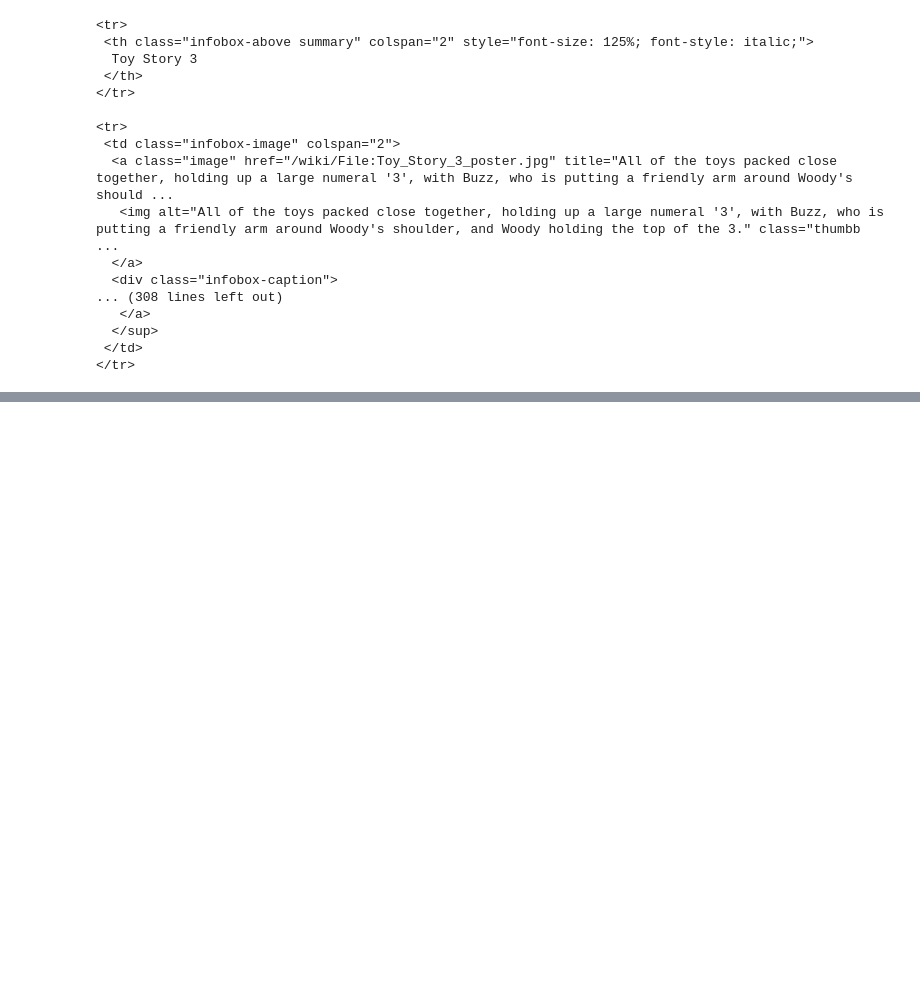
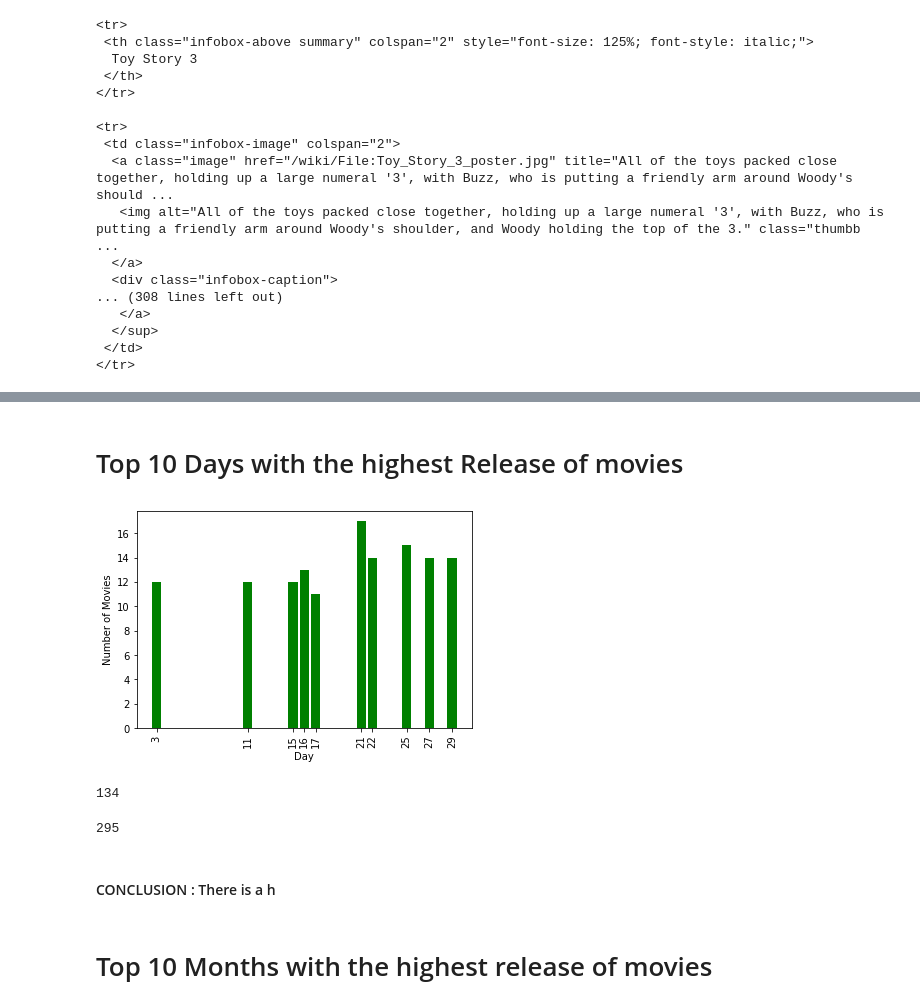
Before and after one commit to Newtanmukh/Python-projects, a Jupyter notebook: Real World Data Science/Yearwise Disney Movies Analysis.ipynb, the cells around one changed output, grey strips where cells are left out. Cells and saved outputs as stored; diff of their text form; code cells hidden in the pictures; blank space fills up the shorter version.

Commit message:
Done with Analysis of Disney Movies

```diff
--- a/Real World Data Science/Toy Story 3 Data Analysis.ipynb
+++ b/Real World Data Science/Yearwise Disney Movies Analysis.ipynb
@@ -124,0 +298,2 @@ print(movie_info)
+# %%
+data=pd.read_csv('ok.csv')
@@ -124,0 +320,22 @@ print(movie_info)
+# %% [markdown]
+# Top 10 Days with the highest Release of movies
+# %%
+plt.bar(list(data['Release Day'].value_counts()[0:10].keys()),(list(data['Release Day'].value_counts()[0:10])),color="g")
+plt.xticks(list(data['Release Day'].value_counts()[0:10].keys()),rotation='vertical',size=10)
+plt.xlabel('Day')
+plt.ylabel('Number of Movies')
+plt.show()
+# %% [output]
+[figure, added]
+# %%
+data['Release Day'].value_counts()[0:10].sum()
+# %% [output]
+134
+# %%
+data['Release Day'].value_counts().sum()
+# %% [output]
+295
+# %% [markdown]
+#### CONCLUSION : There is a h
+# %% [markdown]
+# Top 10 Months with the highest release of movies
```
Also changed, not shown: parts of 43 cells of this notebook, 3 other files.
